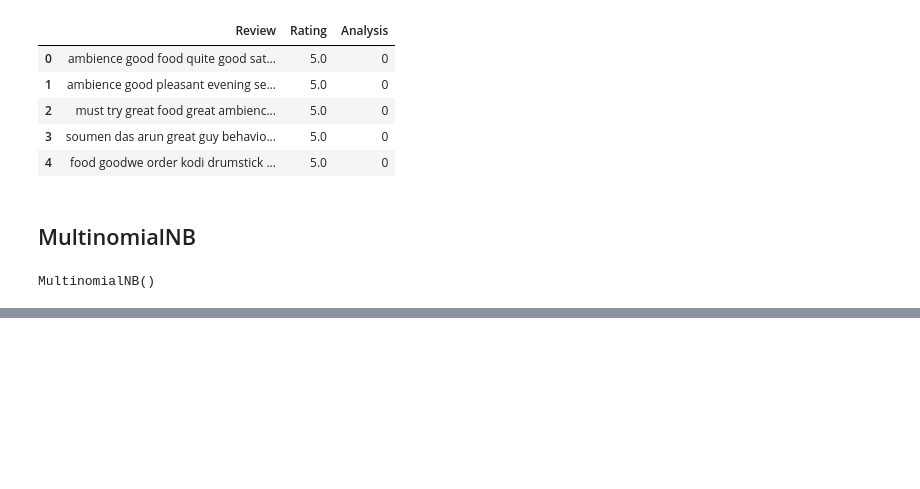
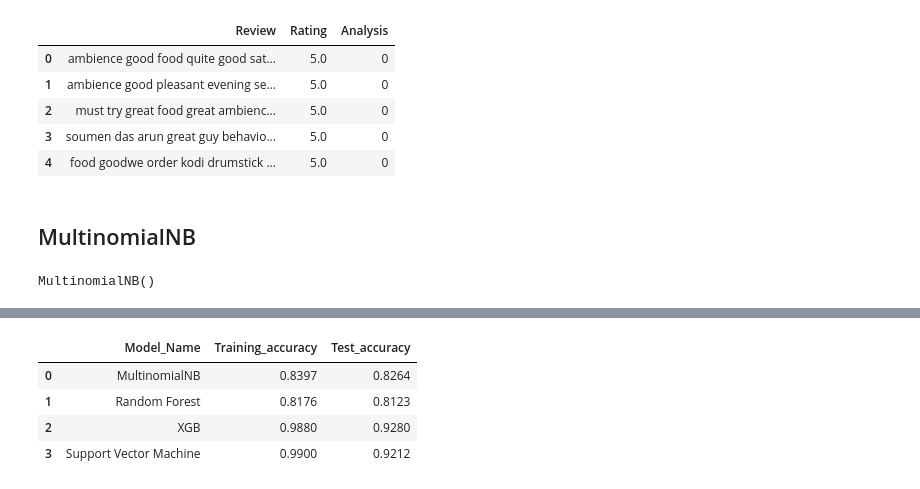
Before and after one commit to rohit-1026/Zomato-Restaurant-Clustering-and-Sentiment-Analysis, a Jupyter notebook: ZOMATO_RESTAURANT_CLUSTERING_AND_SENTIMENT_ANALYSIS.ipynb, the cells around one changed output, grey strips where cells are left out. Saved outputs shown, nothing was run; the diff lists cells and outputs as text; code cells hidden in the pictures; blank space fills up the shorter version.

```diff
--- a/ZOMATO_RESTAURANT_CLUSTERING_AND_SENTIMENT_ANALYSIS.ipynb
+++ b/ZOMATO_RESTAURANT_CLUSTERING_AND_SENTIMENT_ANALYSIS.ipynb
@@ -810,0 +925,13 @@ weighted avg       0.99      0.82      0.89      2489
+# %%
+Comparision_dict={'Model_Name':['MultinomialNB','Random Forest','XGB', 'Support Vector Machine'],
+                  'Training_accuracy':[0.8397,0.8176,0.988,0.99],
+                  'Test_accuracy':[0.8264,0.8123,0.9280,0.9212]}
+# %%
+Comparisione_df=pd.DataFrame(Comparision_dict)
+Comparisione_df
+# %% [output]
+|  | Model_Name | Training_accuracy | Test_accuracy |
+| 0 | MultinomialNB | 0.8397 | 0.8264 |
+| 1 | Random Forest | 0.8176 | 0.8123 |
+| 2 | XGB | 0.9880 | 0.9280 |
+| 3 | Support Vector Machine | 0.9900 | 0.9212 |
```
Also changed, not shown: parts of 24 cells of this notebook.
